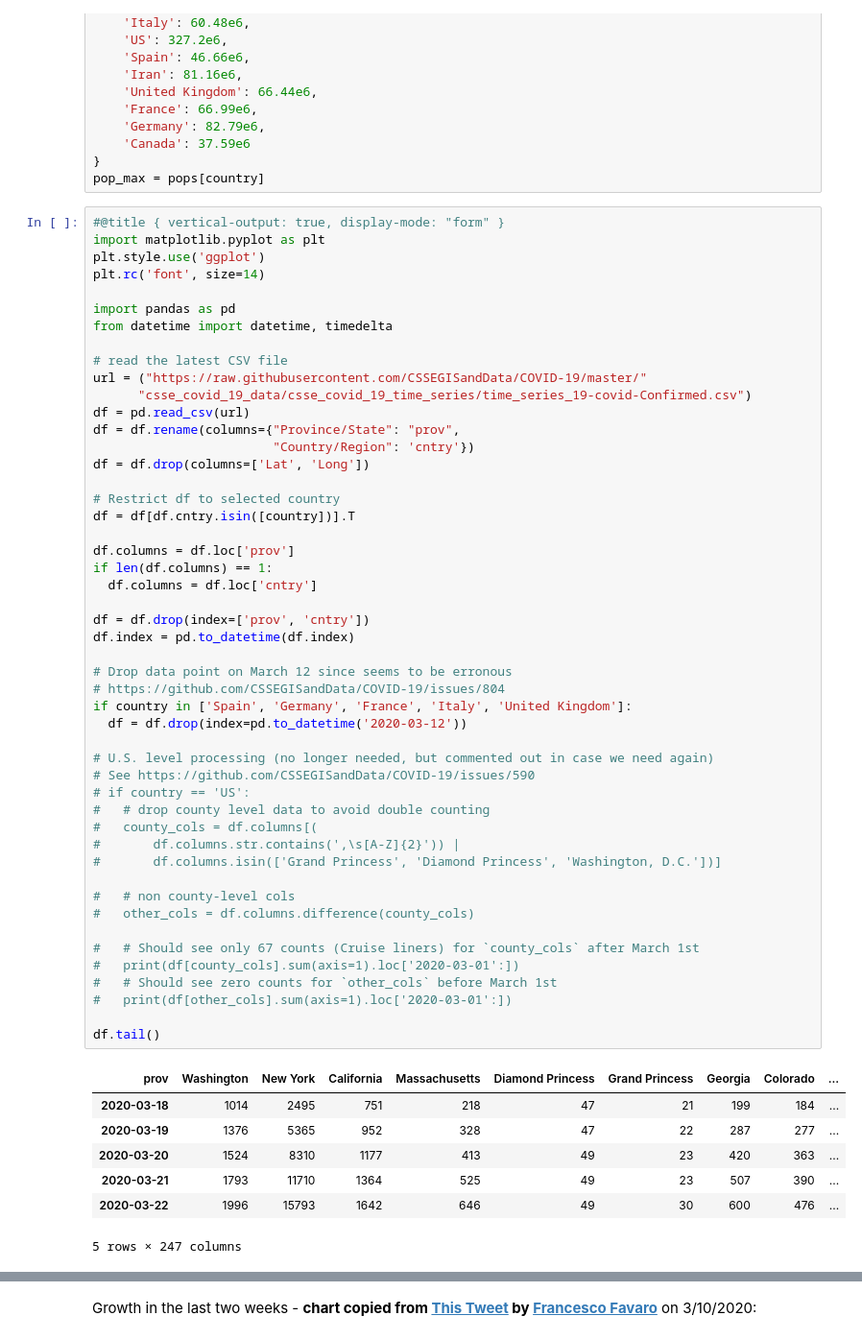
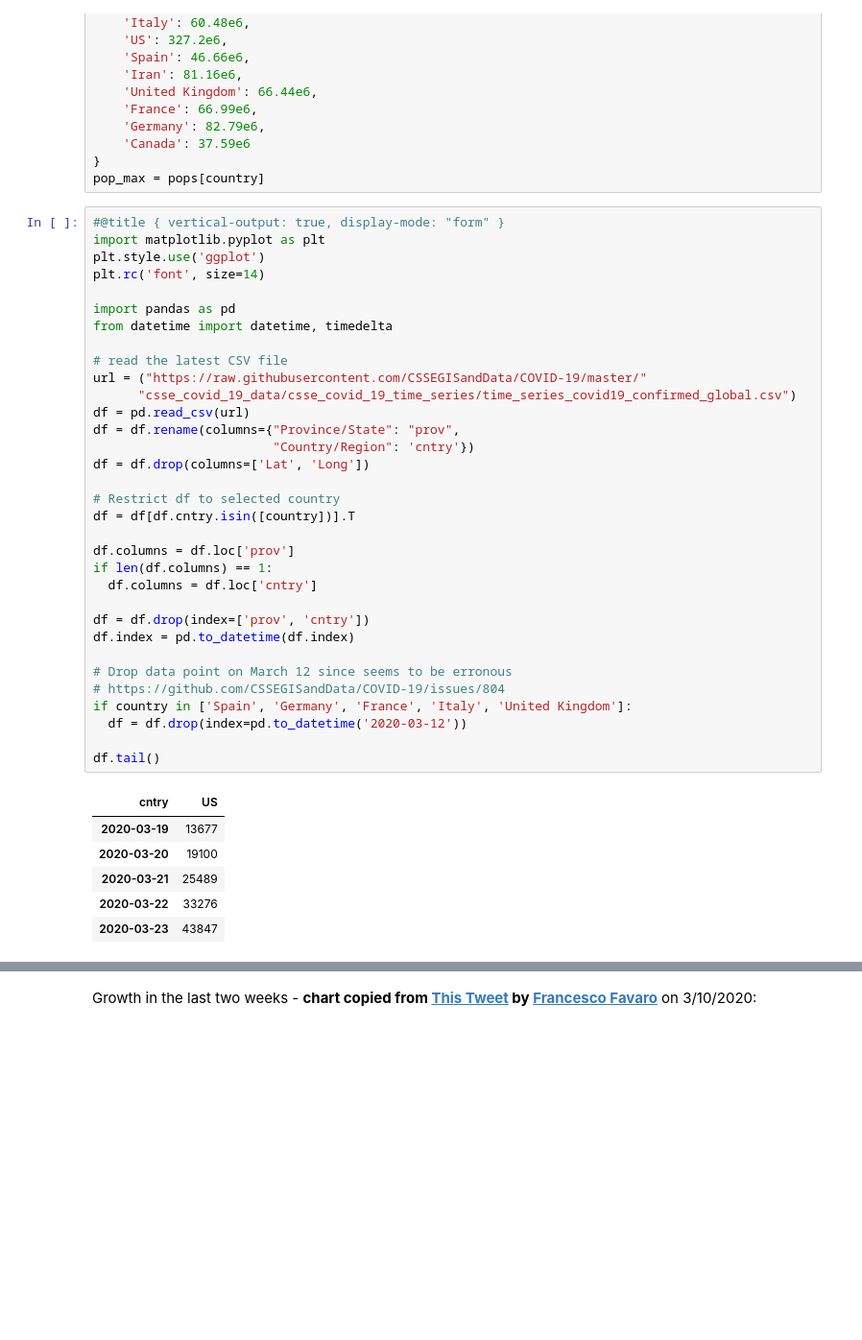
Before and after one commit to s-moran/covid-19-modeling, a Jupyter notebook: Covid19_Infection_Prediction.ipynb, the cells around one changed output, grey strips where cells are left out. Shown: that part at 96% size. Drawn from its saved outputs; the diff is of its cells as text; blank space fills up the shorter version.

```diff
--- a/Covid19_Infection_Prediction.ipynb
+++ b/Covid19_Infection_Prediction.ipynb
@@ -52,57 +54,40 @@ import matplotlib.pyplot as plt
 plt.style.use('ggplot')
 plt.rc('font', size=14)
 
 import pandas as pd
 from datetime import datetime, timedelta
 
 # read the latest CSV file
 url = ("https://raw.githubusercontent.com/CSSEGISandData/COVID-19/master/"
-      "csse_covid_19_data/csse_covid_19_time_series/time_series_19-covid-Confirmed.csv")
+      "csse_covid_19_data/csse_covid_19_time_series/time_series_covid19_confirmed_global.csv")
 df = pd.read_csv(url)
 df = df.rename(columns={"Province/State": "prov",
                         "Country/Region": 'cntry'})
 df = df.drop(columns=['Lat', 'Long'])
 
 # Restrict df to selected country
 df = df[df.cntry.isin([country])].T
 
 df.columns = df.loc['prov']
 if len(df.columns) == 1:
   df.columns = df.loc['cntry']
 
 df = df.drop(index=['prov', 'cntry'])
 df.index = pd.to_datetime(df.index)
 
 # Drop data point on March 12 since seems to be erronous
 # https://github.com/CSSEGISandData/COVID-19/issues/804
 if country in ['Spain', 'Germany', 'France', 'Italy', 'United Kingdom']:
   df = df.drop(index=pd.to_datetime('2020-03-12'))
 
-# U.S. level processing (no longer needed, but commented out in case we need again)
-# See https://github.com/CSSEGISandData/COVID-19/issues/590
-# if country == 'US':
-#   # drop county level data to avoid double counting
-#   county_cols = df.columns[(
-#       df.columns.str.contains(',\s[A-Z]{2}')) |
-#       df.columns.isin(['Grand Princess', 'Diamond Princess', 'Washington, D.C.'])]
-
-#   # non county-level cols
-#   other_cols = df.columns.difference(county_cols)
-
-#   # Should see only 67 counts (Cruise liners) for `county_cols` after March 1st
-#   print(df[county_cols].sum(axis=1).loc['2020-03-01':])
-#   # Should see zero counts for `other_cols` before March 1st
-#   print(df[other_cols].sum(axis=1).loc['2020-03-01':])
-
 df.tail()
 # %% [output]
-| prov | Washington | New York | California | Massachusetts | Diamond Princess | Grand Princess | Georgia | Colorado | ... |
-| 2020-03-18 | 1014 | 2495 | 751 | 218 | 47 | 21 | 199 | 184 | ... |
-| 2020-03-19 | 1376 | 5365 | 952 | 328 | 47 | 22 | 287 | 277 | ... |
-| 2020-03-20 | 1524 | 8310 | 1177 | 413 | 49 | 23 | 420 | 363 | ... |
-| 2020-03-21 | 1793 | 11710 | 1364 | 525 | 49 | 23 | 507 | 390 | ... |
-| 2020-03-22 | 1996 | 15793 | 1642 | 646 | 49 | 30 | 600 | 476 | ... |
+| cntry | US |
+| 2020-03-19 | 13677 |
+| 2020-03-20 | 19100 |
+| 2020-03-21 | 25489 |
+| 2020-03-22 | 33276 |
+| 2020-03-23 | 43847 |
-5 rows × 247 columns
 # %%
 #@title { display-mode: "form", vertical-output: true }
 df = pd.DataFrame({'cases': df.sum(axis=1)}).astype('int')
```
Also changed, not shown: parts of 7 cells of this notebook.
